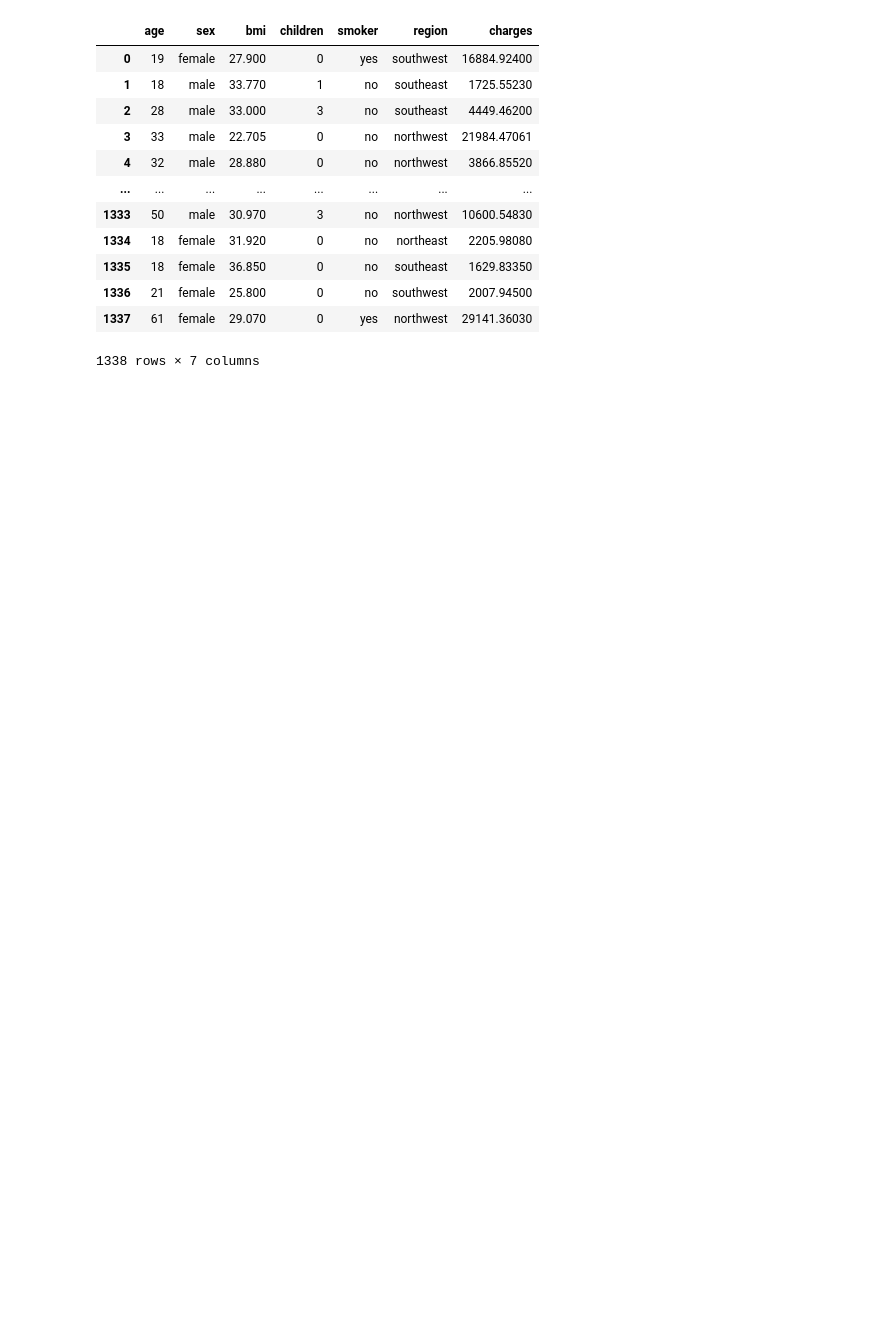
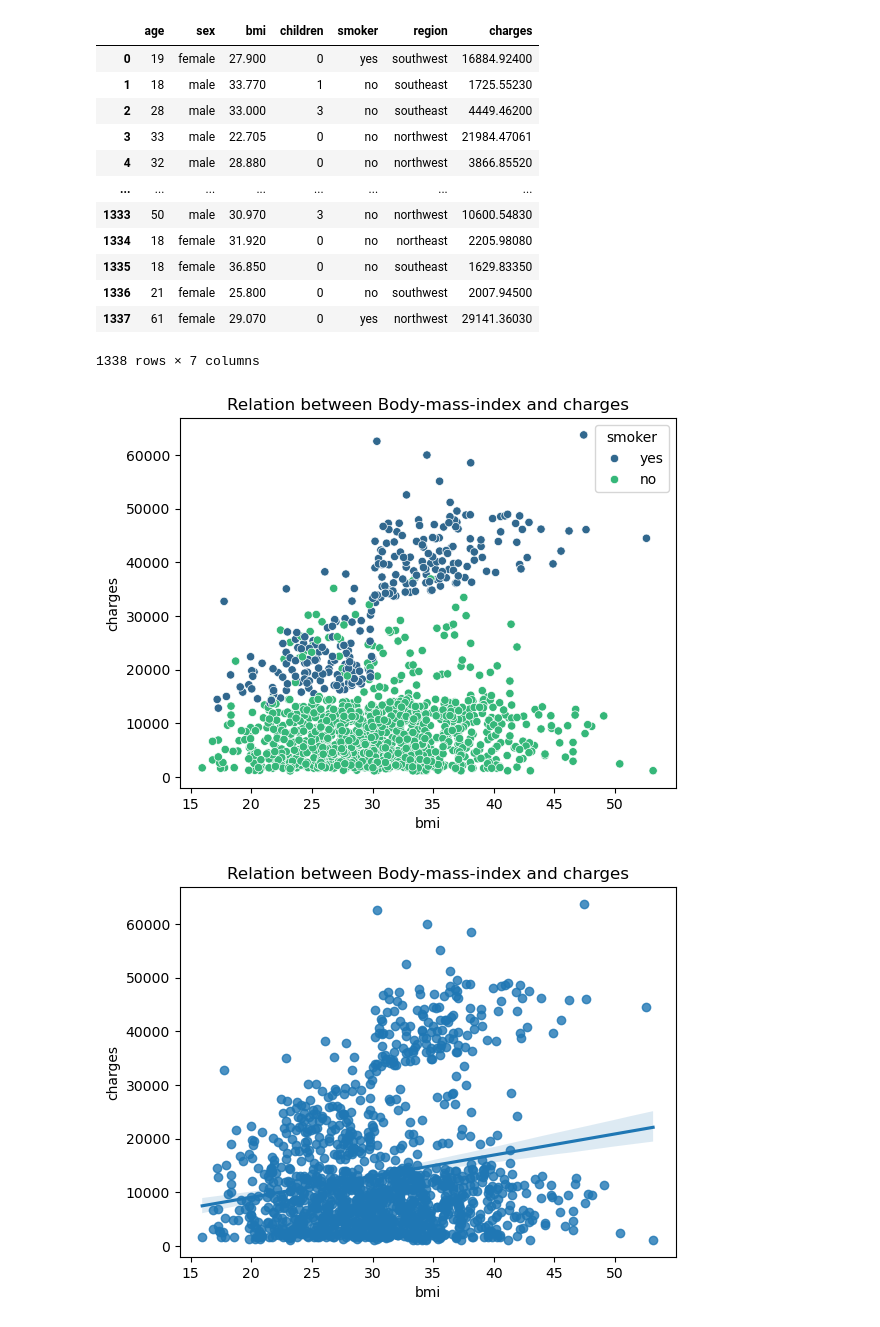
Before and after one commit to jci02/Data-Visualization, a Jupyter notebook: Scatter plots.ipynb, the cells around one changed output. Drawn from its saved outputs; the diff is of its cells as text; code cells hidden in the pictures; blank space fills up the shorter version.

```diff
--- a/Scatter plots.ipynb
+++ b/Scatter plots.ipynb
@@ -19,3 +19,17 @@ insurance_data
 | 1336 | 21 | female | 25.800 | 0 | no | southwest | 2007.94500 |
 | 1337 | 61 | female | 29.070 | 0 | yes | northwest | 29141.36030 |
 1338 rows × 7 columns
+# %%
+#help(sns.scatterplot)
+sns.scatterplot(data=insurance_data,x="bmi",y="charges",markers="+",hue="smoker",palette="viridis")
+plt.title("Relation between Body-mass-index and charges")
+plt.show()
+
+
+#help(sns.regplot)
+sns.regplot(data=insurance_data,x="bmi",y="charges")
+plt.title("Relation between Body-mass-index and charges")
+plt.show()
+# %% [output]
+[figure, added]
+[figure, added]
```
Also changed, not shown: parts of 2 cells of this notebook.
